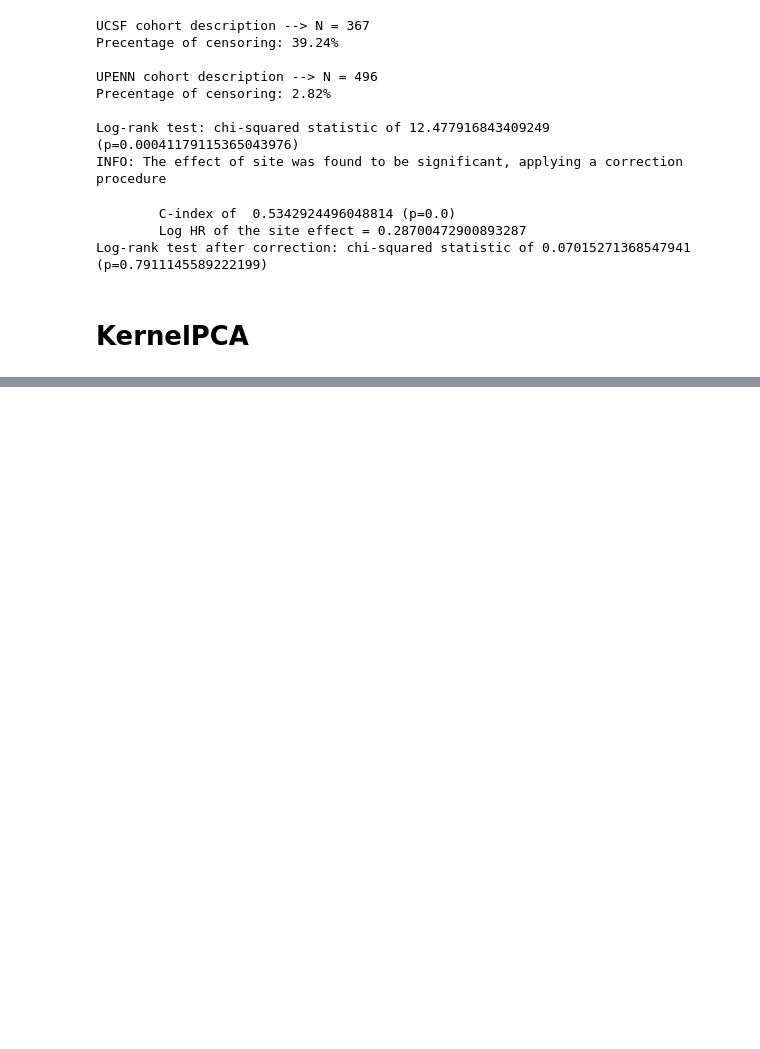
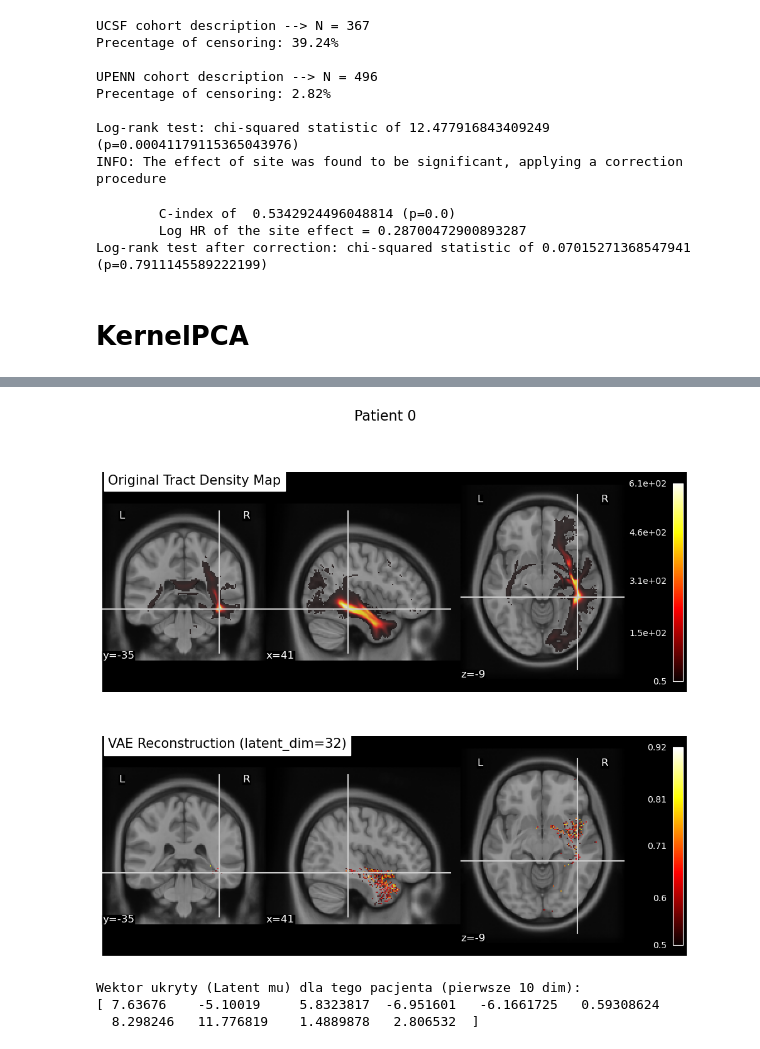
Before and after one commit to basiav/Tractography, a Jupyter notebook: old/tr_testing.ipynb, the cells around one changed output, grey strips where cells are left out. Drawn from its saved outputs; the diff is of its cells as text; code cells hidden in the pictures; blank space fills up the shorter version.

```diff
--- a/old/tr_testing.ipynb
+++ b/old/tr_testing.ipynb
@@ -379,0 +770,17 @@ upenn testing Concordance Index: 0.5833
+# %%
+# Zamiast: method = NMFProjections(...)
+# Używamy:
+n_components=32
+method = TD_VAE(
+    training_maps=training_maps,
+    template=T1,
+    binary_mask=T1_brain,
+    latent_dim=n_components, # Twoje 100 komponentów,
+    dropout_p=0.3,
+    device='cuda'             # Zmień na 'cuda', jeśli masz GPU
+)
+
+# VAE wymaga jawnego treningu (fit) przed użyciem transform
+# Możesz to wstawić tutaj lub upewnić się, że Twoja klasa Transformer
+# wywołuje metodę .fit() wewnątrz .fit_transform()
+method.fit(epochs=5, batch_size=4, lr=1e-5, norm='min_max', beta=4)
@@ -379,0 +852,20 @@ upenn testing Concordance Index: 0.5833
+# %%
+idx = 0
+# 1. Pobierz mapę
+flat_map = dataset_training.maps[idx] # To ma 2.5 mln wartości
+
+# 2. Sprawdź, czy liczba wartości zgadza się z pełnym rozmiarem mózgu
+# (91 * 109 * 91 = 902629, Twoje 2.5 mln sugeruje inną rozdzielczość, np. 1mm)
+# Zamiast unmask_maps, po prostu zmień kształt (reshape)
+map_3d = flat_map.reshape(method.shape)
+
+# 3. Rysuj
+method.visualize_anatomical(
+    map_single=map_3d,
+    title=f"Patient {idx}"
+)
+# %% [output]
+[figure, added]
+Wektor ukryty (Latent mu) dla tego pacjenta (pierwsze 10 dim):
+[ 7.63676    -5.10019     5.8323817  -6.951601   -6.1661725   0.59308624
+  8.298246   11.776819    1.4889878   2.806532  ]
```
Also changed, not shown: parts of 16 cells of this notebook, 4 other files.
